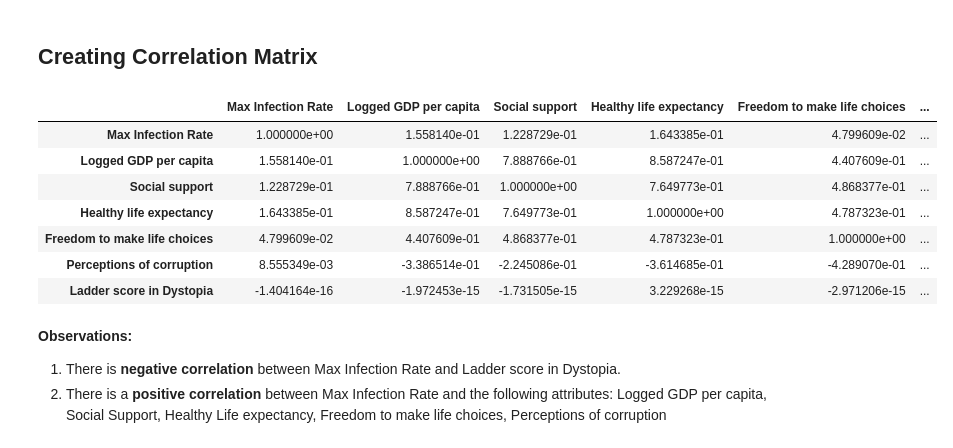
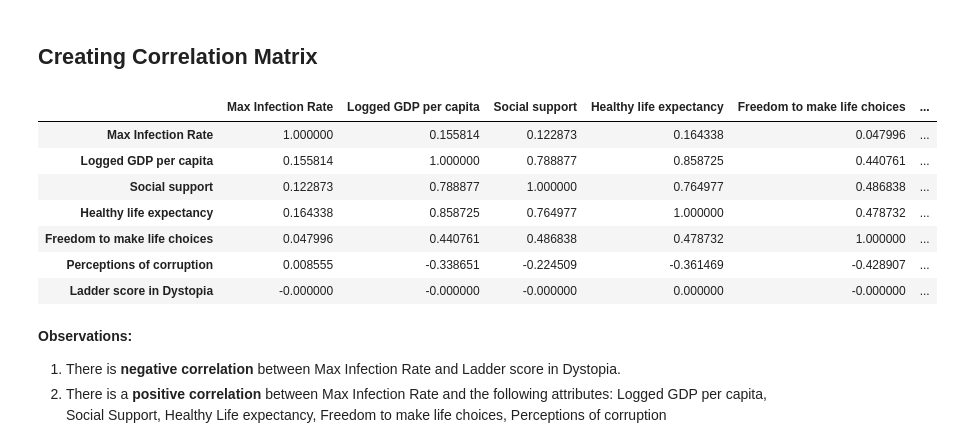
Before and after one commit to rebeccasoren/COVID19_Analysis, a Jupyter notebook: covid19_Analysis.ipynb, the cells around one changed output. Saved outputs shown, nothing was run; the diff lists cells and outputs as text; code cells hidden in the pictures.

```diff
--- a/covid19_Analysis.ipynb
+++ b/covid19_Analysis.ipynb
@@ -138,16 +138,16 @@ data.head()
 # %% [markdown]
 ## Creating Correlation Matrix
 # %%
-data.corr()
+data.corr().round(7)
 # %% [output]
 |  | Max Infection Rate | Logged GDP per capita | Social support | Healthy life expectancy | Freedom to make life choices | ... |
-| Max Infection Rate | 1.000000e+00 | 1.558140e-01 | 1.228729e-01 | 1.643385e-01 | 4.799609e-02 | ... |
-| Logged GDP per capita | 1.558140e-01 | 1.000000e+00 | 7.888766e-01 | 8.587247e-01 | 4.407609e-01 | ... |
-| Social support | 1.228729e-01 | 7.888766e-01 | 1.000000e+00 | 7.649773e-01 | 4.868377e-01 | ... |
-| Healthy life expectancy | 1.643385e-01 | 8.587247e-01 | 7.649773e-01 | 1.000000e+00 | 4.787323e-01 | ... |
-| Freedom to make life choices | 4.799609e-02 | 4.407609e-01 | 4.868377e-01 | 4.787323e-01 | 1.000000e+00 | ... |
-| Perceptions of corruption | 8.555349e-03 | -3.386514e-01 | -2.245086e-01 | -3.614685e-01 | -4.289070e-01 | ... |
-| Ladder score in Dystopia | -1.404164e-16 | -1.972453e-15 | -1.731505e-15 | 3.229268e-15 | -2.971206e-15 | ... |
+| Max Infection Rate | 1.000000 | 0.155814 | 0.122873 | 0.164338 | 0.047996 | ... |
+| Logged GDP per capita | 0.155814 | 1.000000 | 0.788877 | 0.858725 | 0.440761 | ... |
+| Social support | 0.122873 | 0.788877 | 1.000000 | 0.764977 | 0.486838 | ... |
+| Healthy life expectancy | 0.164338 | 0.858725 | 0.764977 | 1.000000 | 0.478732 | ... |
+| Freedom to make life choices | 0.047996 | 0.440761 | 0.486838 | 0.478732 | 1.000000 | ... |
+| Perceptions of corruption | 0.008555 | -0.338651 | -0.224509 | -0.361469 | -0.428907 | ... |
+| Ladder score in Dystopia | -0.000000 | -0.000000 | -0.000000 | 0.000000 | -0.000000 | ... |
 # %% [markdown]
 **Observations:**
 
```
Also changed, not shown: parts of 1 cell of this notebook.
